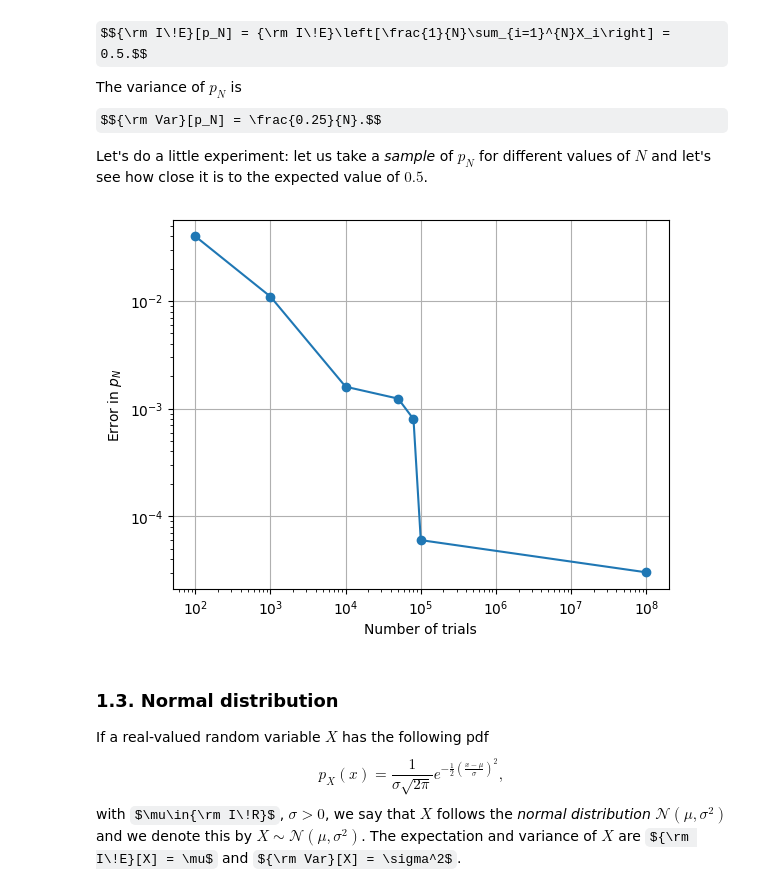
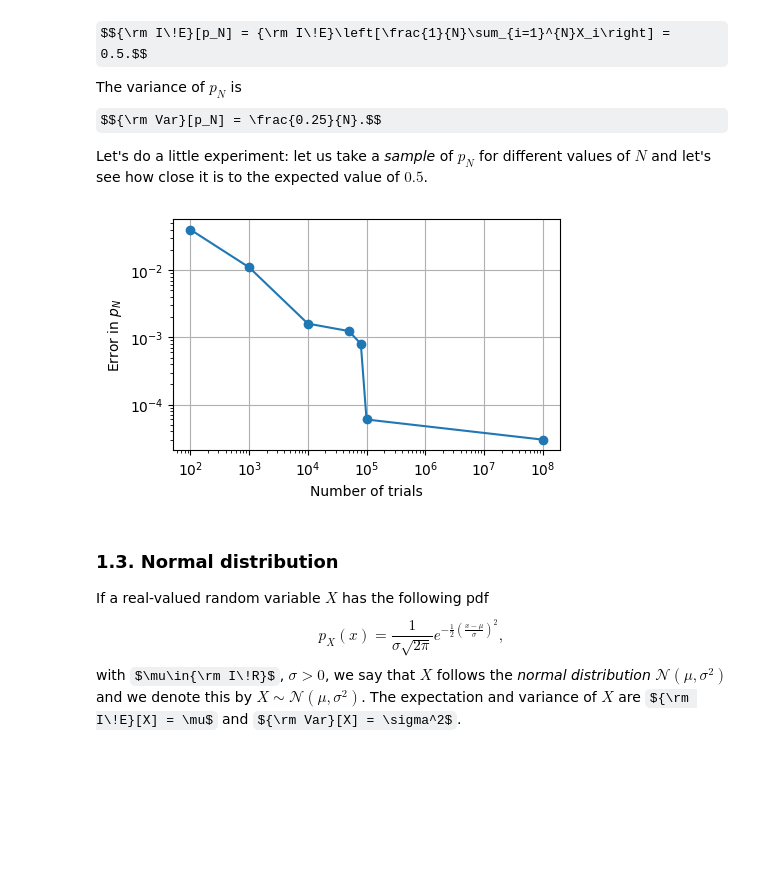
Before and after one commit to Gijinkstra/EstimationTheoryNotebooks, a Jupyter notebook: intro/1_sampling.ipynb, the cells around one changed output. Drawn from its saved outputs; the diff is of its cells as text; code cells hidden in the pictures; some formulas as TeX source; blank space fills up the shorter version.

```diff
--- a/intro/1_sampling.ipynb
+++ b/intro/1_sampling.ipynb
@@ -48,16 +48,17 @@ Let's do a little experiment: let us take a *sample* of $p_N$ for different valu
 # %%
 theta = 0.5
 n_samples = int(1e8)
 rand_ber_trials = np.random.binomial(1, theta, n_samples)
 Ns = [100, 1000, 10_000, 50_000, 80_000, 100_000, n_samples]
 pNs = [np.abs(np.sum(rand_ber_trials[:Ns[i]])/Ns[i] - 0.5) for i in range(len(Ns))]
+plt.figure(figsize=(5, 3))
 plt.loglog(Ns, pNs, 'o-')
 plt.grid()
 plt.xlabel('Number of trials')
 plt.ylabel('Error in $p_N$')
 plt.show()
 # %% [output]
-[figure, old version]
+[figure, new version]
 # %% [markdown]
 ### 1.3. Normal distribution
 
```
Also changed, not shown: parts of 2 cells of this notebook, 3 other files.
